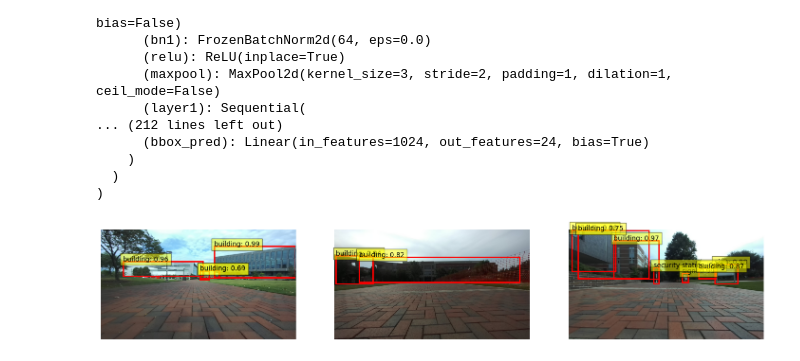
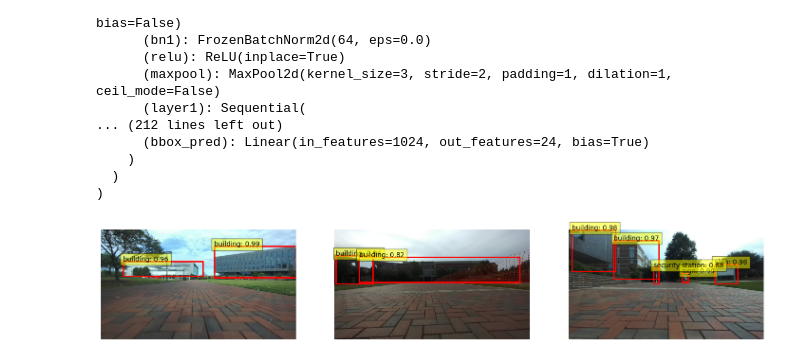
Before and after one commit to ncsu-yoon-lab/project-oval, a Jupyter notebook: ML/DeepLearning/DataSetup/universityBuildingAnnotation.ipynb, the cells around one changed output. Drawn from its saved outputs; the diff is of its cells as text; code cells hidden in the pictures.

```diff
--- a/ML/DeepLearning/DataSetup/universityBuildingAnnotation.ipynb
+++ b/ML/DeepLearning/DataSetup/universityBuildingAnnotation.ipynb
@@ -206,6 +206,15 @@ Training complete. Model saved.
 Training complete.
 # %%
 # Load the model
+model = torchvision.models.detection.fasterrcnn_resnet50_fpn(weights=FasterRCNN_ResNet50_FPN_Weights.COCO_V1)
+
+# Get the number of input features for the classifier
+in_features = model.roi_heads.box_predictor.cls_score.in_features
+
+# Replace the pre-trained head with a new one
+num_classes = len(dataset.coco.getCatIds()) + 1  # COCO class IDs + background class
+model.roi_heads.box_predictor = FastRCNNPredictor(in_features, num_classes)
+
 model_save_path = "model_epoch_1.pth"
 model.load_state_dict(torch.load(model_save_path))
 model.eval()
@@ -228,8 +237,7 @@ FasterRCNN(
   )
 )
 # %%
-from PIL import Image
-import matplotlib.patches as patches
+device = torch.device('cuda' if torch.cuda.is_available() else 'cpu')
 
 transform = transforms.Compose([
     transforms.ToTensor(),
@@ -247,6 +255,9 @@ test_image_path3 = 'test_image3.jpg'
 test_image1 = load_image(test_image_path1).to(device)
 test_image2 = load_image(test_image_path2).to(device)
 test_image3 = load_image(test_image_path3).to(device)
+
+# Ensure the model is on the correct device
+model = model.to(device)
 
 # Disable gradient calculation for inference
 with torch.no_grad():
@@ -260,38 +271,48 @@ categories = [
     {"id": 1, "name": "building"},
     {"id": 2, "name": "security station"},
     {"id": 3, "name": "sign"},
     {"id": 4, "name": "structure"}
 ]
 
 # Create a dictionary to map label IDs to category names
 label_to_category = {cat['id']: cat['name'] for cat in categories}
 
 def visualize_predictions(images, predictions, threshold=0.5):
     fig, axs = plt.subplots(1, 3, figsize=(18, 6))
 
     for ax, image, prediction in zip(axs, images, predictions):
         # Convert the tensor image to a NumPy array and transpose the dimensions
         image_np = image.squeeze().permute(1, 2, 0).cpu().numpy()
         ax.imshow(image_np)
 
         boxes = prediction[0]['boxes'].cpu().numpy()
         scores = prediction[0]['scores'].cpu().numpy()
         labels = prediction[0]['labels'].cpu().numpy()
 
-        for box, score, label in zip(boxes, scores, labels):
+        # Create a list of (score, label, box) tuples and sort by score descending
+        predictions = sorted(zip(scores, labels, boxes), key=lambda x: x[0], reverse=True)
+
+        # Keep track of the count of predictions per label type
+        label_counts = {}
+
+        for score, label, box in predictions:
             if score >= threshold:
-                xmin, ymin, xmax, ymax = box
-                rect = patches.Rectangle((xmin, ymin), xmax - xmin, ymax - ymin, linewidth=2, edgecolor='r', facecolor='none')
-                ax.add_patch(rect)
-                ax.text(xmin, ymin, f'{label_to_category.get(label, "Unknown")}: {score:.2f}',
-                        bbox=dict(facecolor='yellow', alpha=0.5))
+                if label not in label_counts:
+                    label_counts[label] = 0
+                if label_counts[label] < 2:
+                    xmin, ymin, xmax, ymax = box
+                    rect = patches.Rectangle((xmin, ymin), xmax - xmin, ymax - ymin, linewidth=2, edgecolor='r', facecolor='none')
+                    ax.add_patch(rect)
+                    ax.text(xmin, ymin, f'{label_to_category.get(label, "Unknown")}: {score:.2f}',
+                            bbox=dict(facecolor='yellow', alpha=0.5))
+                    label_counts[label] += 1
 
         ax.axis('off')
 
     plt.show()
 
 # Visualize predictions for all three images
 visualize_predictions([test_image1, test_image2, test_image3], [prediction1, prediction2, prediction3])
 # %% [output]
-[figure, old version]
+[figure, new version]
 # %%
```
Also changed, not shown: parts of 7 cells of this notebook, 2 other files.
